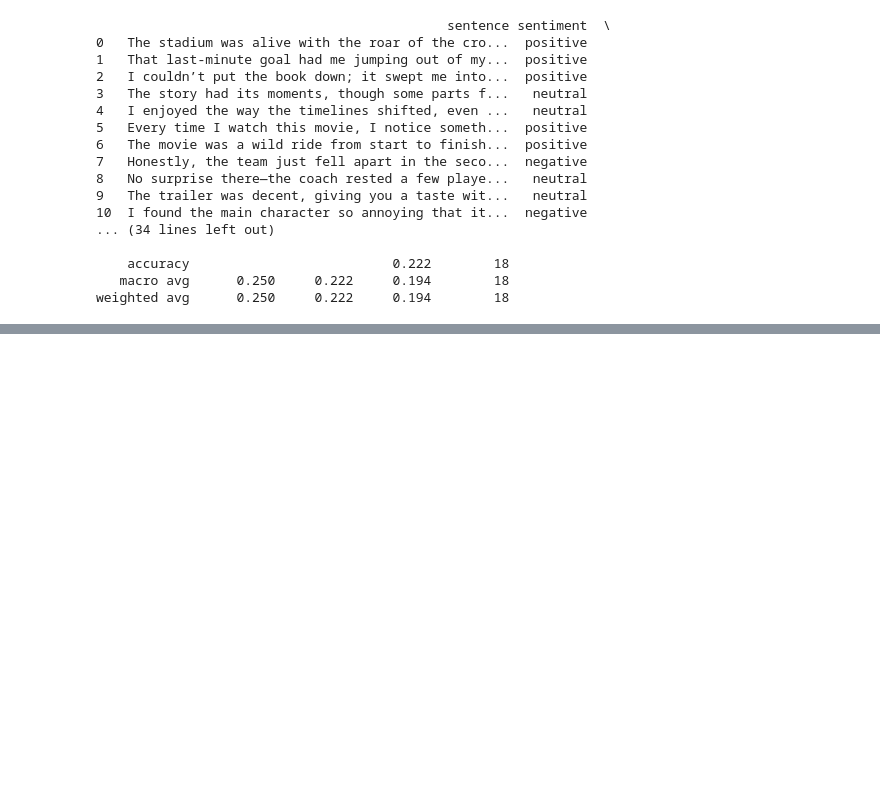
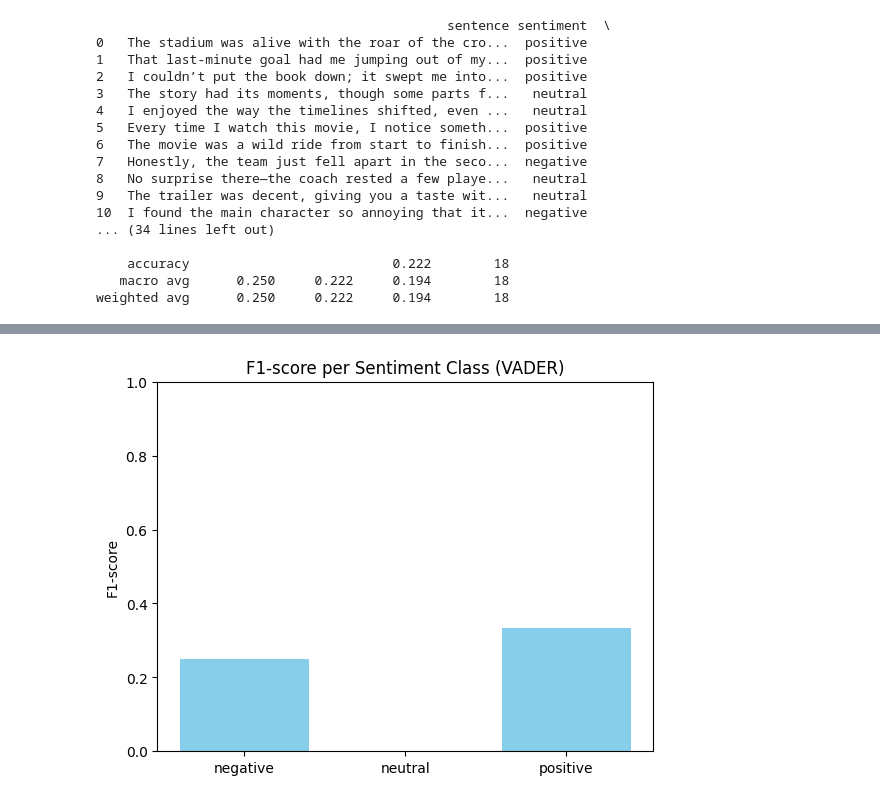
Before and after one commit to sybemelsert/Text_Mining_poster, a Jupyter notebook: Vader_sentiment_ana.ipynb, the cells around one changed output, grey strips where cells are left out. Cells and saved outputs as stored; diff of their text form; code cells hidden in the pictures; blank space fills up the shorter version.

```diff
--- a/Vader_sentiment_ana.ipynb
+++ b/Vader_sentiment_ana.ipynb
@@ -56,0 +69,18 @@ weighted avg      0.250     0.222     0.194        18
+# %%
+from sklearn.metrics import classification_report
+
+# Get report as a dictionary
+report = classification_report(df["sentiment"], df["predicted_sentiment"], output_dict=True)
+
+# Extract F1 scores
+labels = list(report.keys())[:-3]  # Exclude avg rows
+f1_scores = [report[label]["f1-score"] for label in labels]
+
+# Plot bar chart
+plt.bar(labels, f1_scores, color='skyblue')
+plt.title("F1-score per Sentiment Class (VADER)")
+plt.ylabel("F1-score")
+plt.ylim(0, 1)
+plt.show()
+# %% [output]
+[figure, added]
```
Also changed, not shown: parts of 2 cells of this notebook, 1 other file.
